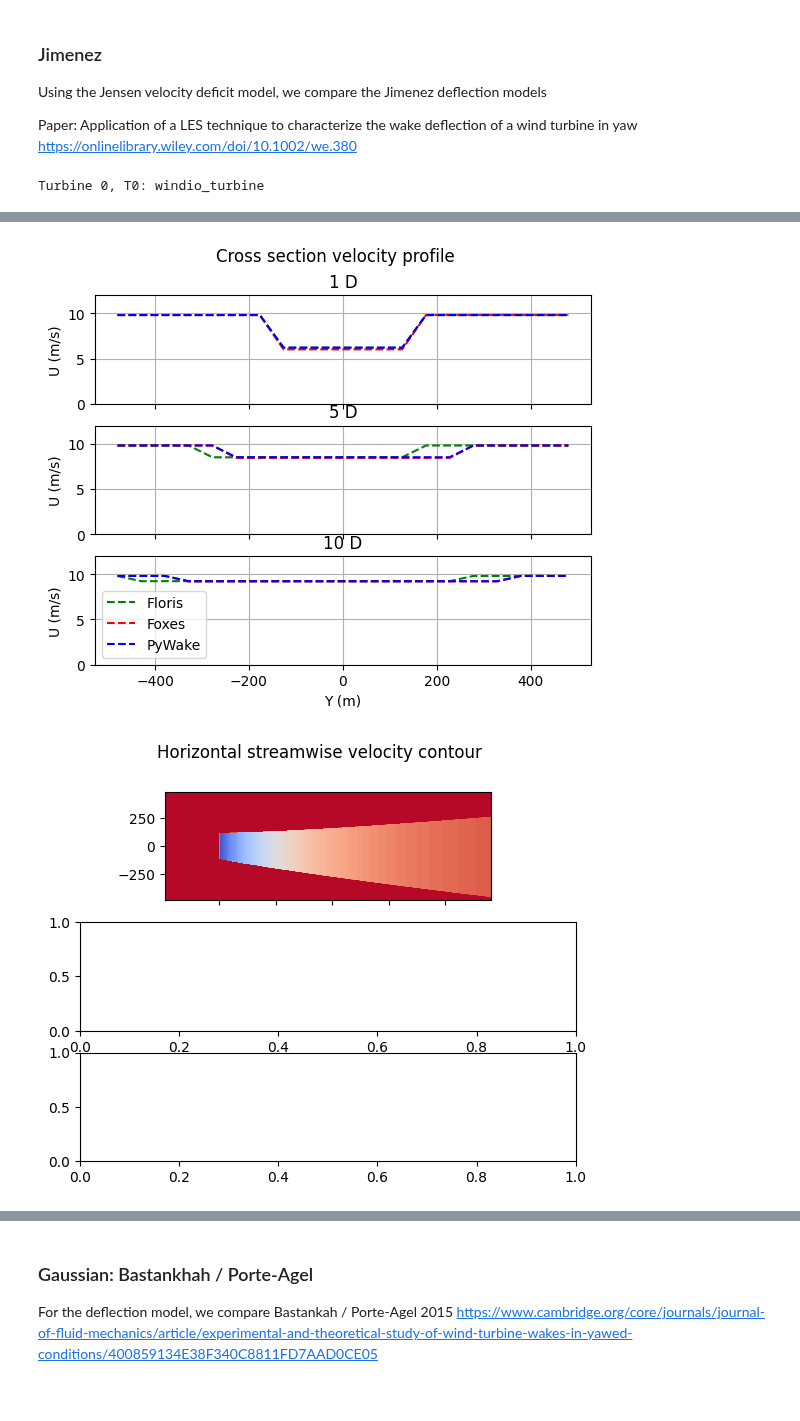
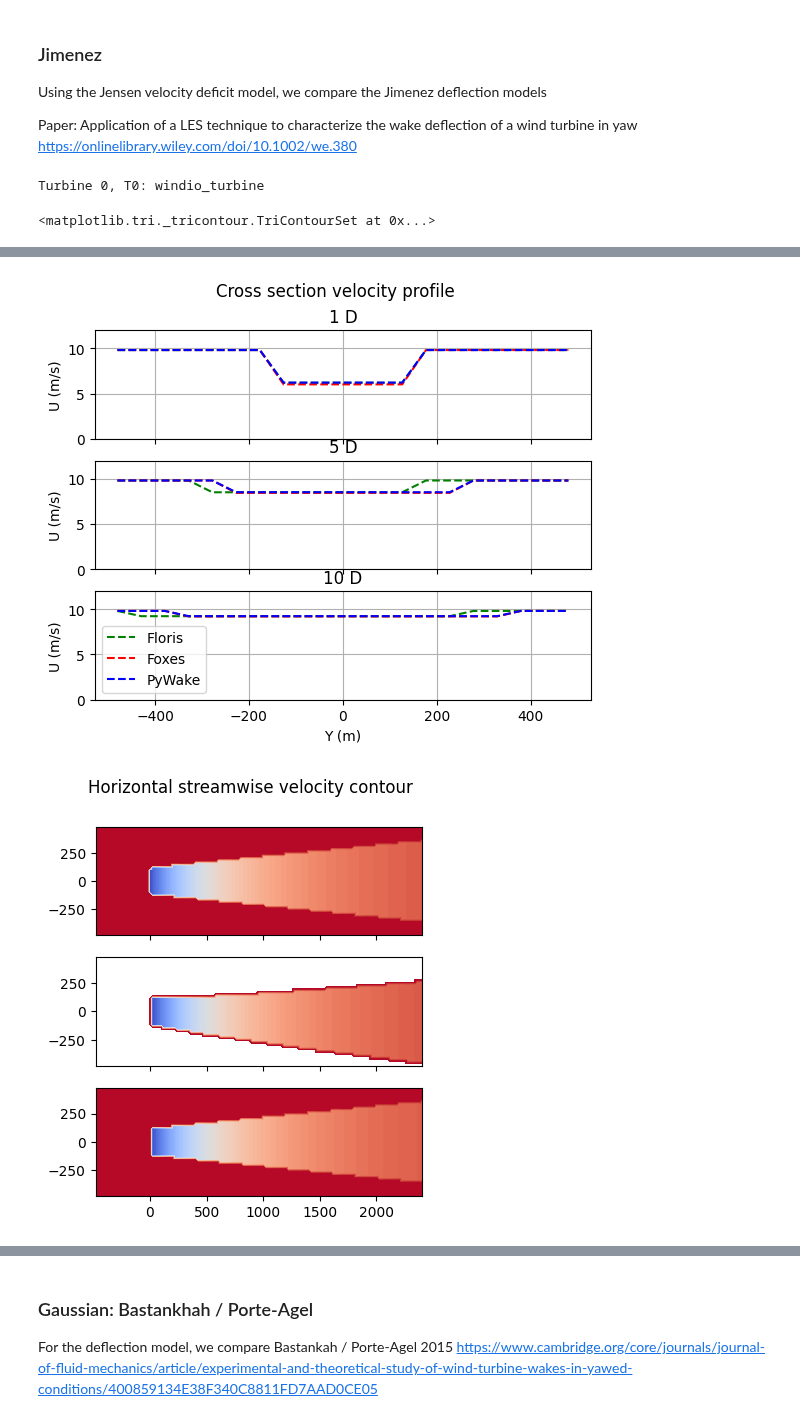
Before and after one commit to rafmudaf/wcomp, a Jupyter notebook: examples/torque2024_1turbine.ipynb, the cells around one changed output, grey strips where cells are left out. Cells and saved outputs as stored; diff of their text form; code cells hidden in the pictures.

```diff
--- a/examples/torque2024_1turbine.ipynb
+++ b/examples/torque2024_1turbine.ipynb
@@ -238,50 +238,77 @@ fig, ax = plt.subplots(3, 1)
 fig.suptitle("Cross section velocity profile")
 
 X_D = [1, 5, 10]
 for i, D_X in enumerate(X_D):
     plt.axes(ax[i])
     floris_1turbine.xsection_profile_plot(wind_direction=270, x_coordinate=D_X * ROTOR_D, ymin=YMIN, ymax=YMAX)
     foxes_1turbine.xsection_profile_plot(wind_direction=270, x_coordinate=D_X * ROTOR_D, ymin=YMIN, ymax=YMAX)
     pywake_1turbine.xsection_profile_plot(wind_direction=270, x_coordinate=D_X * ROTOR_D, ymin=YMIN, ymax=YMAX)
     ax[i].set_title(f"{D_X} D")
     ax[i].set_ylabel("U (m/s)")
     ax[i].set_ybound(lower=0.0, upper=12.0)
     ax[i].grid()
     if i < len(X_D) - 1:
         ax[i].xaxis.set_ticklabels([])
     else:
         ax[i].set_xlabel("Y (m)")
         ax[i].legend()
 
 
 fig, ax = plt.subplots(3, 1)
 fig.suptitle("Horizontal streamwise velocity contour")
 
+resolution = 20
+
 plt.axes(ax[0])
 ax[0].xaxis.set_ticklabels([])
-floris_plane = floris_1turbine.horizontal_contour(wind_direction=270, resolution=(500, 500))
+pywake_plane = pywake_1turbine.horizontal_contour(wind_direction=270, resolution=resolution)
 
-# plt.axes(ax[1])
-# ax[1].xaxis.set_ticklabels([])
-# pywake_plane = pywake_1turbine.horizontal_contour(wind_direction=270, resolution=(500, 500))
+plt.axes(ax[1])
+ax[1].xaxis.set_ticklabels([])
+floris_plane = floris_1turbine.horizontal_contour(wind_direction=270, resolution=resolution)
 
-# plt.axes(ax[2])
-# diff = floris_plane - pywake_plane
-# abs_diff = np.abs(diff.values)
-# min_speed = -1 * np.max(abs_diff)
-# max_speed = np.max(abs_diff)
-# plot_plane(
-#     diff,
-#     ax=ax[2],
-#     min_speed=min_speed,
-#     max_speed=max_speed,
-#     cmap='PuOr',
-#     clevels=100,
-#     color_bar=True,
-#     title="Middle - Top"
-# )
+plt.axes(ax[2])
+ax[1].xaxis.set_ticklabels([])
+foxes_plane = foxes_1turbine.horizontal_contour(wind_direction=270, resolution=resolution)
+
+
+fig, ax = plt.subplots(2, 1)
+fig.suptitle("Diff: FLORIS as basis")
+
+plt.axes(ax[0])
+diff = floris_plane - pywake_plane
+abs_diff = np.abs(diff.values)
+min_speed = -1 * np.max(abs_diff)
+max_speed = np.max(abs_diff)
+plot_plane(
+    diff,
+    ax=ax[0],
+    min_speed=min_speed,
+    max_speed=max_speed,
+    cmap='PuOr',
+    clevels=100,
+    color_bar=True,
+    title="FLORIS - PyWake"
+)
+
+plt.axes(ax[1])
+diff = floris_plane - foxes_plane
+abs_diff = np.abs(diff.values)
+min_speed = -1 * np.max(abs_diff)
+max_speed = np.max(abs_diff)
+plot_plane(
+    diff,
+    ax=ax[1],
+    min_speed=min_speed,
+    max_speed=max_speed,
+    cmap='PuOr',
+    clevels=100,
+    color_bar=True,
+    title="FLORIS - foxes"
+)
 # %% [output]
 Turbine 0, T0: windio_turbine
+<matplotlib.tri._tricontour.TriContourSet at 0x...>
 [figure]
 [figure]
-[figure, old version]
+[figure, new version]
```
Also changed, not shown: parts of 4 cells of this notebook, 1 other file.
